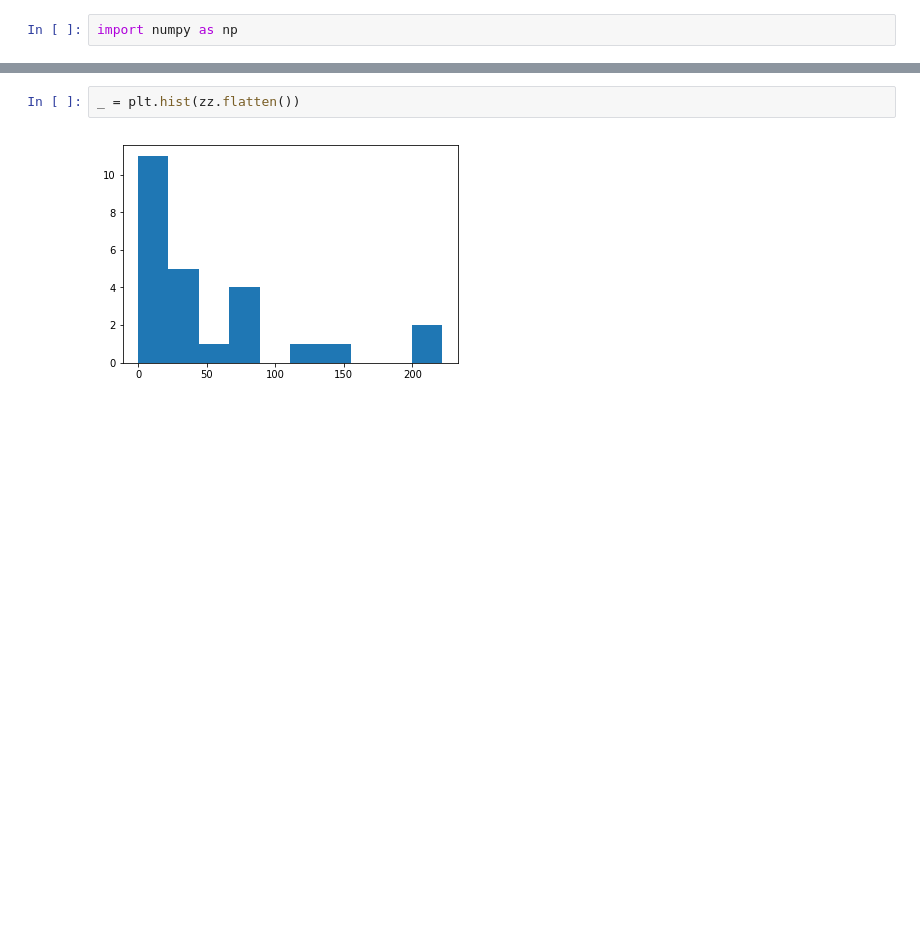
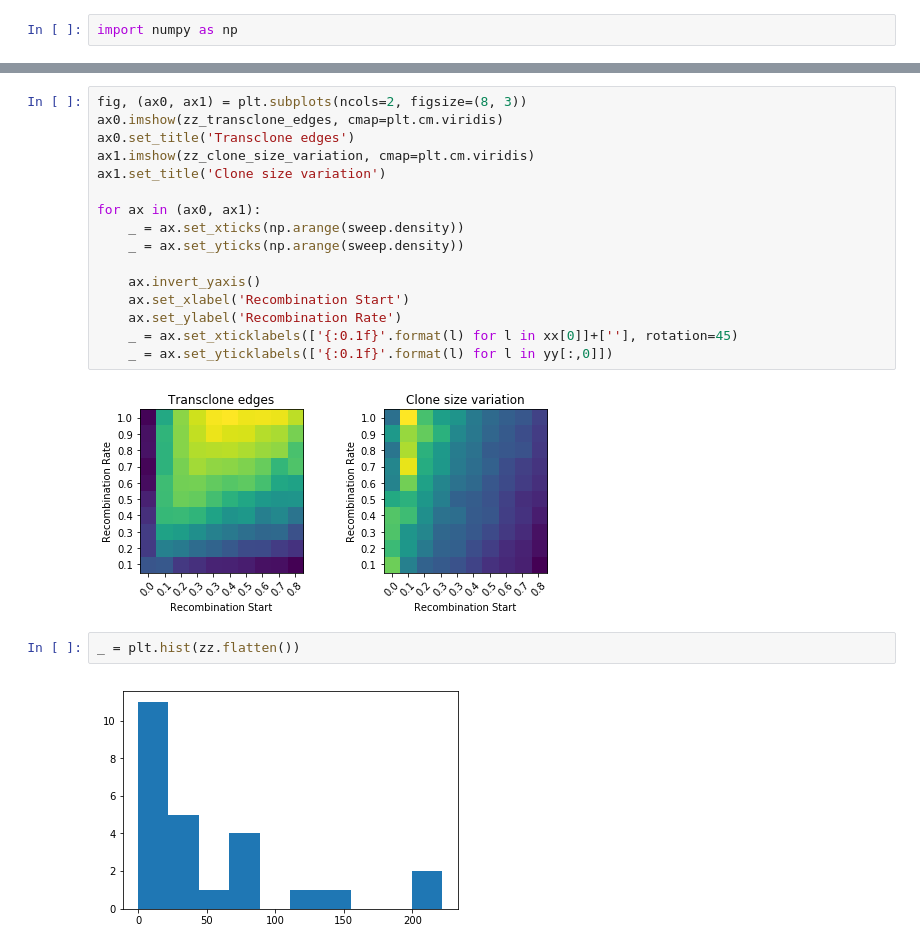
Before and after one commit to sbernasek/growth, a Jupyter notebook: notebooks/analysis.ipynb, the cells around one changed output, grey strips where cells are left out. Cells and saved outputs as stored; diff of their text form; blank space fills up the shorter version.

```diff
--- a/notebooks/analysis.ipynb
+++ b/notebooks/analysis.ipynb
@@ -94,3 +98,21 @@ for ax in (ax0, ax1, ax2):
+# %%
+fig, (ax0, ax1) = plt.subplots(ncols=2, figsize=(8, 3))
+ax0.imshow(zz_transclone_edges, cmap=plt.cm.viridis)
+ax0.set_title('Transclone edges')
+ax1.imshow(zz_clone_size_variation, cmap=plt.cm.viridis)
+ax1.set_title('Clone size variation')
+
+for ax in (ax0, ax1):
+    _ = ax.set_xticks(np.arange(sweep.density))
+    _ = ax.set_yticks(np.arange(sweep.density))
+
+    ax.invert_yaxis()
+    ax.set_xlabel('Recombination Start')
+    ax.set_ylabel('Recombination Rate')
+    _ = ax.set_xticklabels(['{:0.1f}'.format(l) for l in xx[0]]+[''], rotation=45)
+    _ = ax.set_yticklabels(['{:0.1f}'.format(l) for l in yy[:,0]])
+# %% [output]
+[figure, added]
 # %%
 _ = plt.hist(zz.flatten())
 # %% [output]
```
Also changed, not shown: parts of 10 cells of this notebook, 4 other files.
